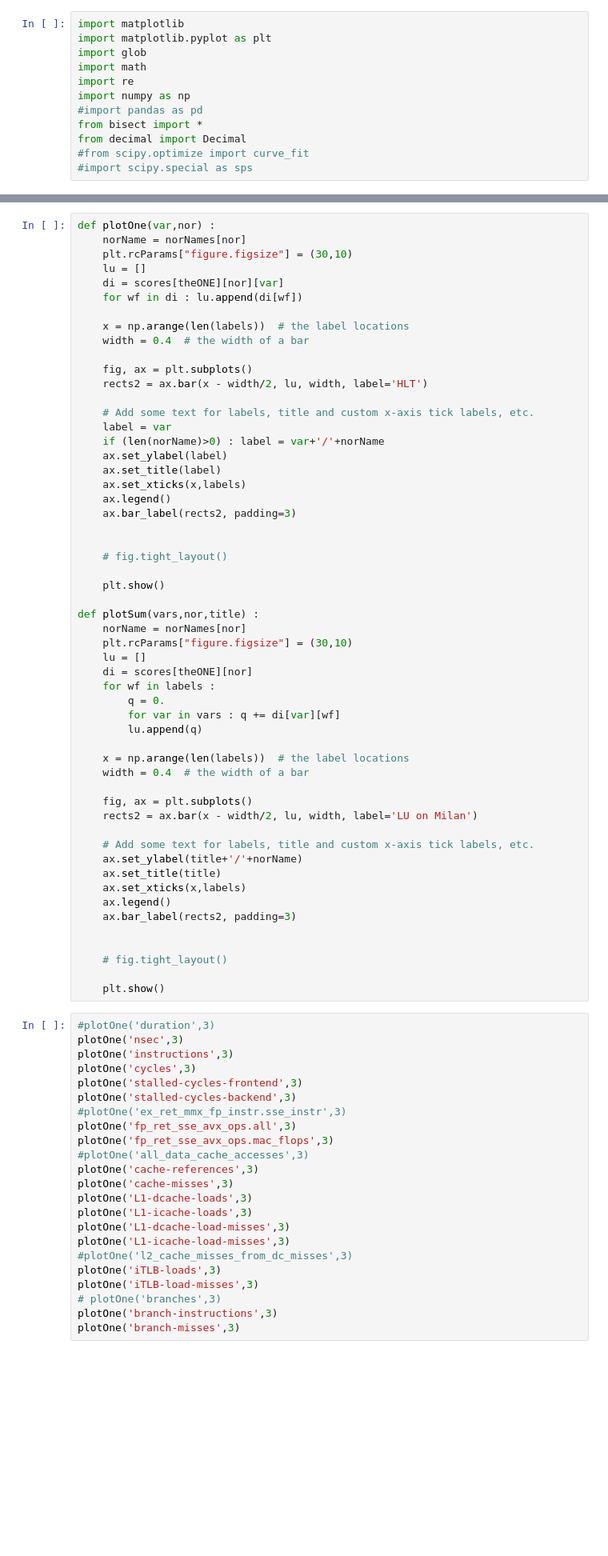
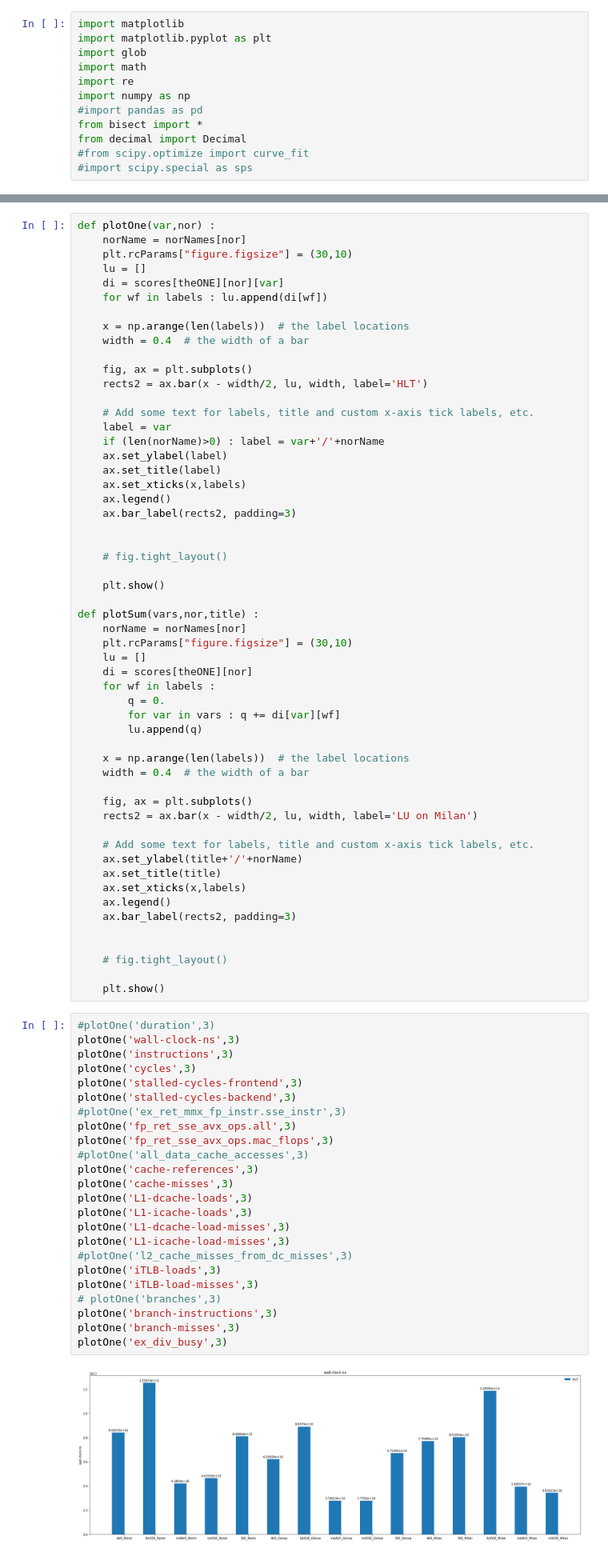
Before and after one commit to VinInn/pyTools, a Jupyter notebook: HLTperf.ipynb, the cells around one changed output, grey strips where cells are left out. Shown: that part at 80% size. Saved outputs shown, nothing was run; the diff lists cells and outputs as text; blank space fills up the shorter version.

```diff
--- a/HLTperf.ipynb
+++ b/HLTperf.ipynb
@@ -243,7 +244,7 @@ def plotOne(var,nor) :
     plt.rcParams["figure.figsize"] = (30,10)
     lu = []
     di = scores[theONE][nor][var]
-    for wf in di : lu.append(di[wf])
+    for wf in labels : lu.append(di[wf])
 
     x = np.arange(len(labels))  # the label locations
     width = 0.4  # the width of a bar
@@ -294,24 +295,27 @@ def plotSum(vars,nor,title) :
     plt.show()
 # %%
 #plotOne('duration',3)
-plotOne('nsec',3)
+plotOne('wall-clock-ns',3)
 plotOne('instructions',3)
 plotOne('cycles',3)
 plotOne('stalled-cycles-frontend',3)
 plotOne('stalled-cycles-backend',3)
 #plotOne('ex_ret_mmx_fp_instr.sse_instr',3)
 plotOne('fp_ret_sse_avx_ops.all',3)
 plotOne('fp_ret_sse_avx_ops.mac_flops',3)
 #plotOne('all_data_cache_accesses',3)
 plotOne('cache-references',3)
 plotOne('cache-misses',3)
 plotOne('L1-dcache-loads',3)
 plotOne('L1-icache-loads',3)
 plotOne('L1-dcache-load-misses',3)
 plotOne('L1-icache-load-misses',3)
 #plotOne('l2_cache_misses_from_dc_misses',3)
 plotOne('iTLB-loads',3)
 plotOne('iTLB-load-misses',3)
 # plotOne('branches',3)
 plotOne('branch-instructions',3)
 plotOne('branch-misses',3)
+plotOne('ex_div_busy',3)
+# %% [output]
+[figure, added]
```
Also changed, not shown: parts of 5 cells of this notebook, 1 other file.
